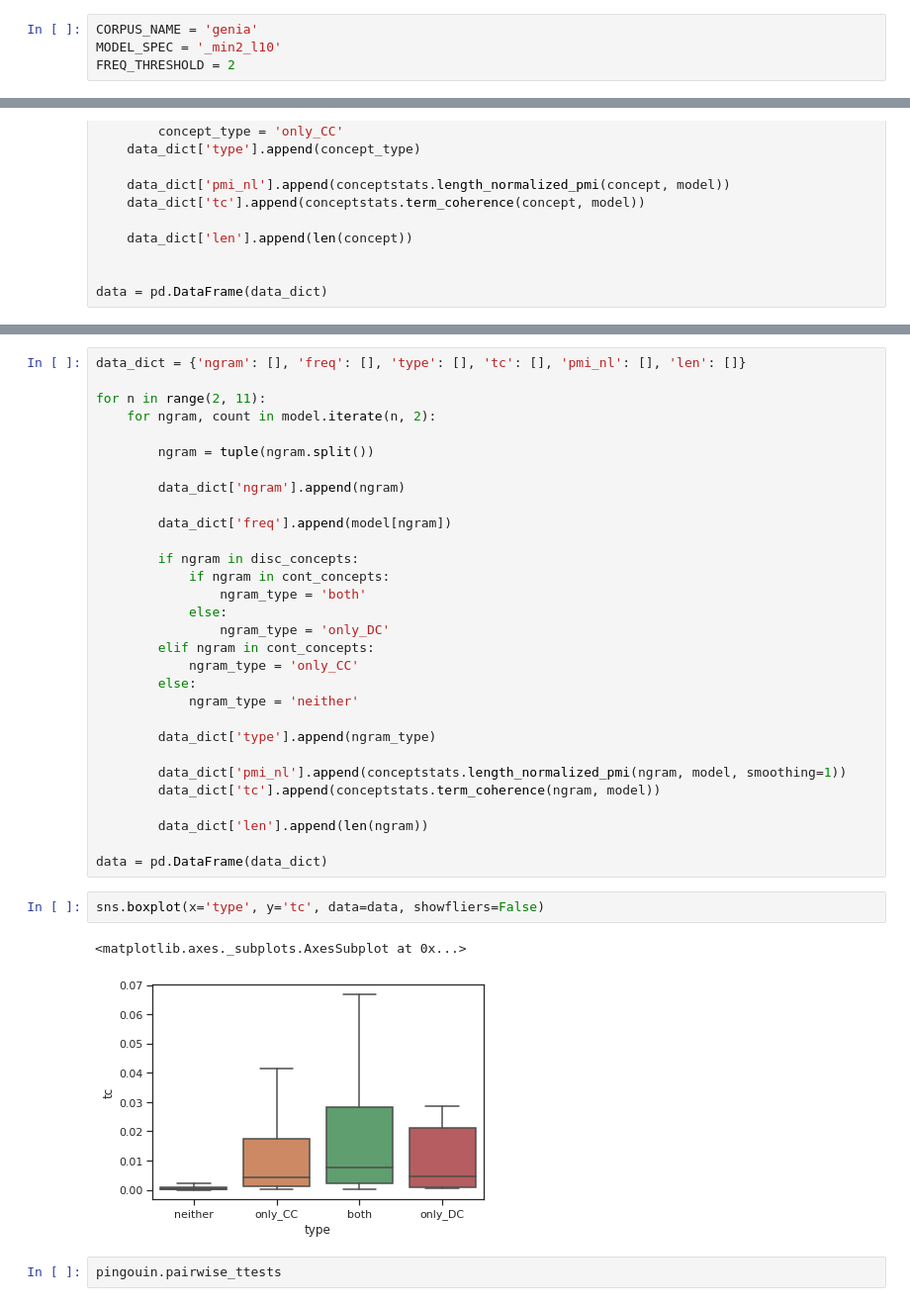
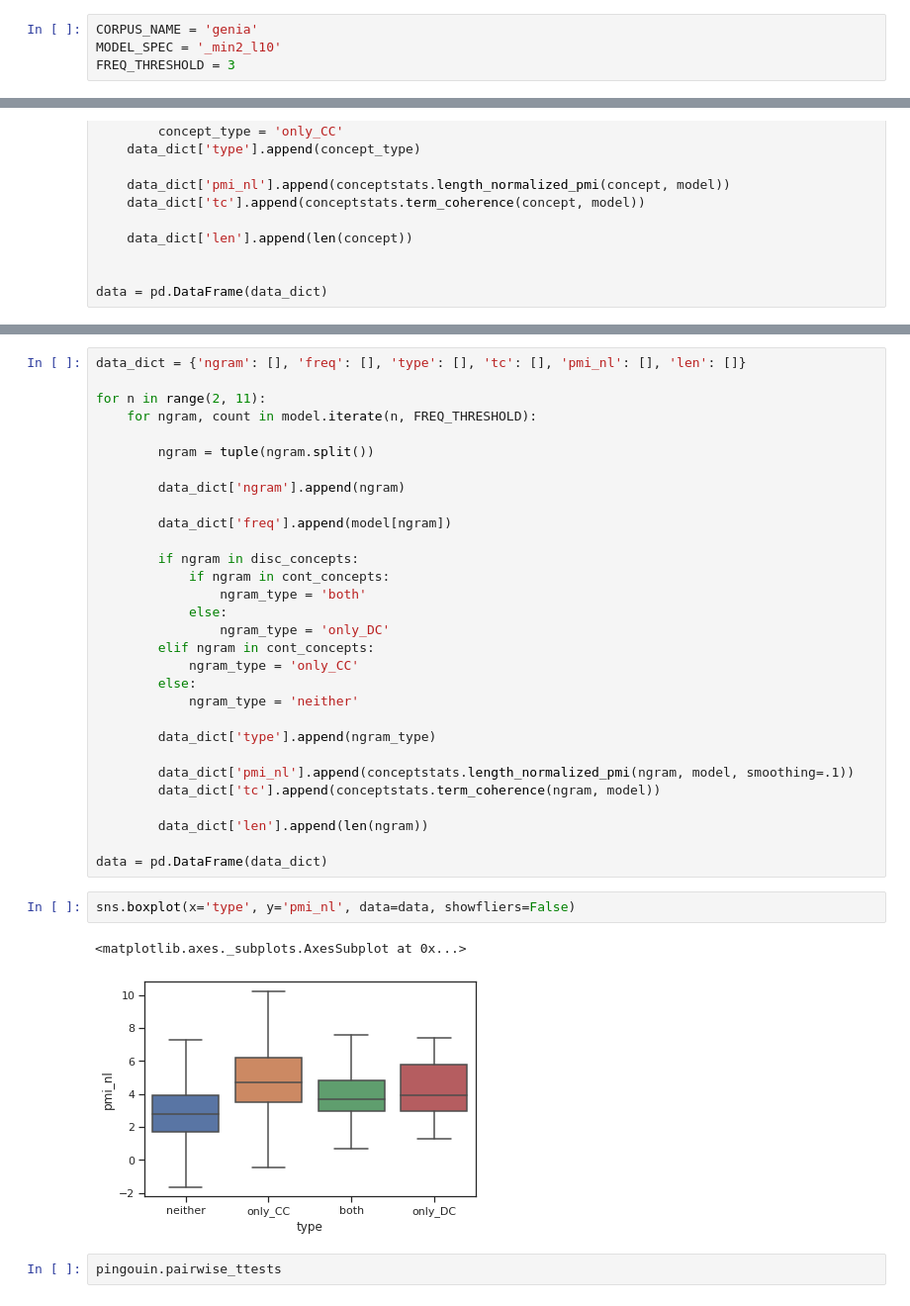
Before and after one commit to KasperFyhn/discontinuous-concepts, a Jupyter notebook: analysisscripts/unithood.ipynb, the cells around one changed output, grey strips where cells are left out. Shown at 99% size. Drawn from its saved outputs; the diff is of its cells as text.

```diff
--- a/analysisscripts/unithood.ipynb
+++ b/analysisscripts/unithood.ipynb
@@ -8,7 +8,7 @@ import seaborn as sns
 # %%
 CORPUS_NAME = 'genia'
 MODEL_SPEC = '_min2_l10'
-FREQ_THRESHOLD = 2
+FREQ_THRESHOLD = 3
 # %%
 import os
 os.chdir(utils.ROOT)  # get to the root directory of the project
@@ -354,7 +397,7 @@ sns.boxplot(x='type', y='tc', data=data, showfliers=False)
 data_dict = {'ngram': [], 'freq': [], 'type': [], 'tc': [], 'pmi_nl': [], 'len': []}
 
 for n in range(2, 11):
-    for ngram, count in model.iterate(n, 2):
+    for ngram, count in model.iterate(n, FREQ_THRESHOLD):
 
         ngram = tuple(ngram.split())
 
@@ -374,17 +417,17 @@ for n in range(2, 11):
 
         data_dict['type'].append(ngram_type)
 
-        data_dict['pmi_nl'].append(conceptstats.length_normalized_pmi(ngram, model, smoothing=1))
+        data_dict['pmi_nl'].append(conceptstats.length_normalized_pmi(ngram, model, smoothing=.1))
         data_dict['tc'].append(conceptstats.term_coherence(ngram, model))
 
         data_dict['len'].append(len(ngram))
 
 data = pd.DataFrame(data_dict)
 # %%
-sns.boxplot(x='type', y='tc', data=data, showfliers=False)
+sns.boxplot(x='type', y='pmi_nl', data=data, showfliers=False)
 # %% [output]
 <matplotlib.axes._subplots.AxesSubplot at 0x...>
-[figure, old version]
+[figure, new version]
 # %%
 pingouin.pairwise_ttests
 # %% [output]
```
Also changed, not shown: parts of 24 cells of this notebook, 5 other files.
